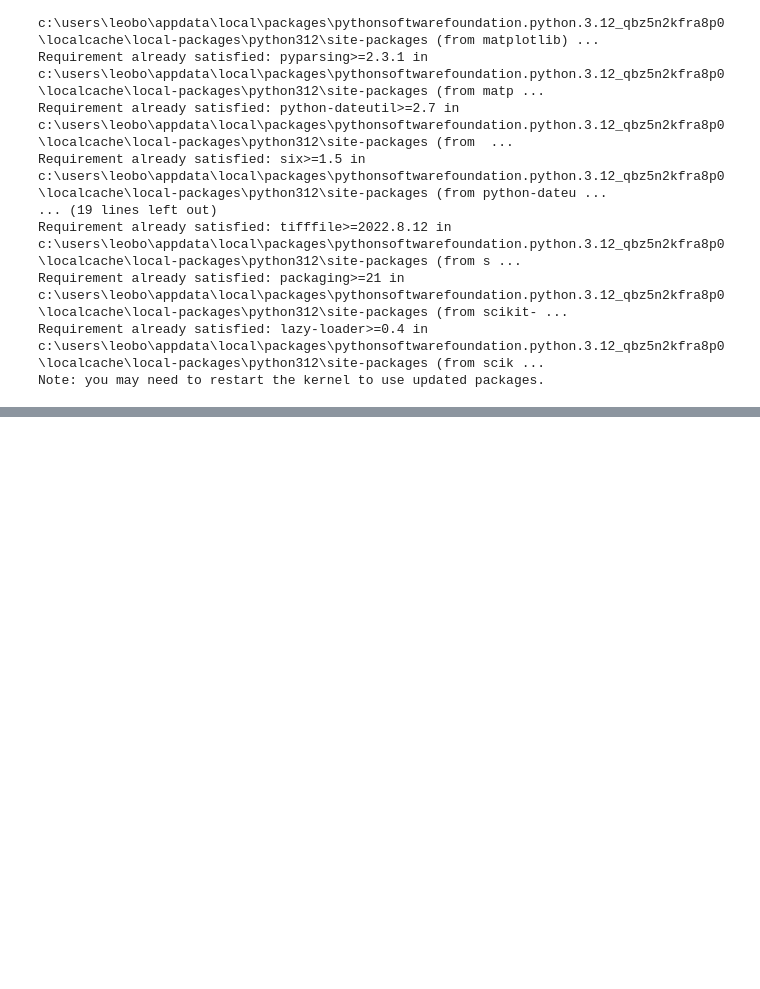
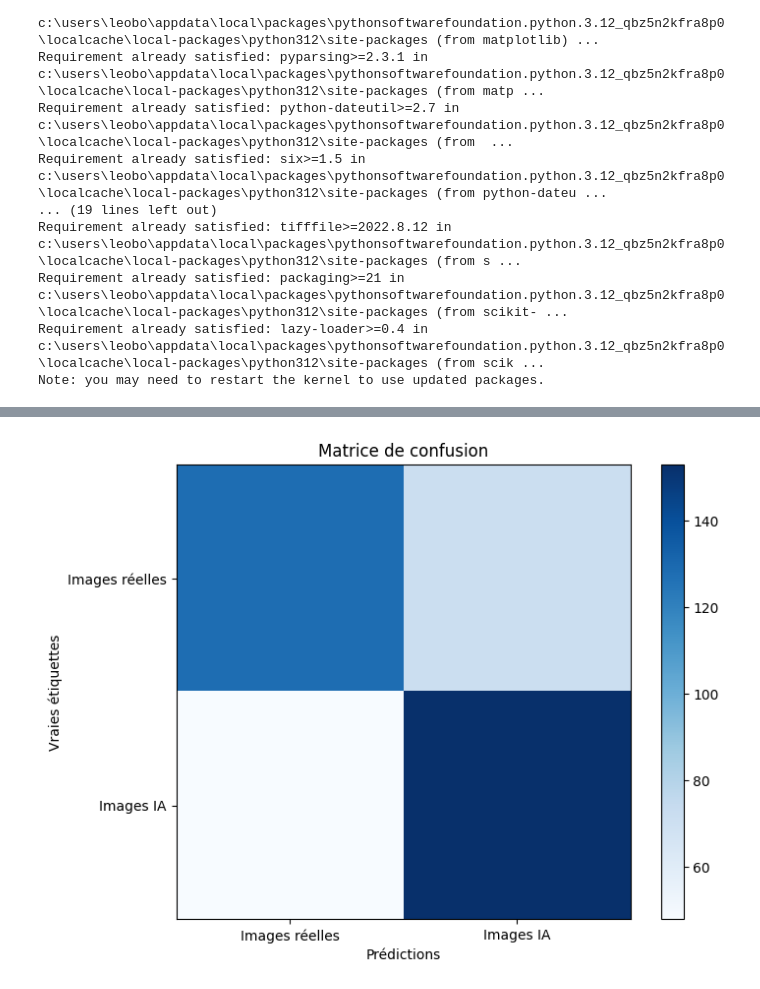
Before and after one commit to Aldresus/ADS, a Jupyter notebook: ads.ipynb, the cells around one changed output, grey strips where cells are left out. Saved outputs shown, nothing was run; the diff lists cells and outputs as text; code cells hidden in the pictures; blank space fills up the shorter version.

```diff
--- a/ads.ipynb
+++ b/ads.ipynb
@@ -124,0 +176,91 @@ plt.show()
+# %%
+import os
+import numpy as np
+from sklearn.model_selection import train_test_split
+from sklearn.tree import DecisionTreeClassifier
+from sklearn.ensemble import RandomForestClassifier
+from sklearn.metrics import accuracy_score
+from skimage.io import imread
+from skimage.transform import resize
+
+# Lire et redimensionner les images
+def load_images(directory):
+    images = []
+    for filename in os.listdir(directory):
+        image = imread(os.path.join(directory, filename))
+        image = resize(image, (256, 248))  # Redimensionner les images à une taille fixe
+        images.append(image)
+    return images
+
+real_images = load_images(real_images_dir)
+ai_images = load_images(ai_images_dir)
+
+# Créer les étiquettes (labels) pour les images
+real_labels = [0] * len(real_images)
+ai_labels = [1] * len(ai_images)
+
+# Concaténer les images et les étiquettes
+X = np.concatenate((real_images, ai_images))
+y = np.concatenate((real_labels, ai_labels))
+
+# Aplatir les images en vecteurs
+X = X.reshape(X.shape[0], -1)
+
+# Diviser les données en ensembles d'entraînement et de test
+X_train, X_test, y_train, y_test = train_test_split(X, y, test_size=0.2, random_state=42)
+
+# Créer et entraîner l'arbre de décision
+decision_tree = DecisionTreeClassifier(random_state=42)
+decision_tree.fit(X_train, y_train)
+
+# Faire des prédictions sur l'ensemble de test avec l'arbre de décision
+y_pred_dt = decision_tree.predict(X_test)
+
+# Calculer la précision de l'arbre de décision
+accuracy_dt = accuracy_score(y_test, y_pred_dt)
+print("Précision de l'arbre de décision :", accuracy_dt)
+
+
+#matrice de confusion
+import matplotlib.pyplot as plt
+import matplotlib.patches as patches
+from sklearn.metrics import confusion_matrix
+# Afficher la matrice de confusion
+cm = confusion_matrix(y_test, y_pred_dt)
+plt.figure(figsize=(8, 6))
+plt.imshow(cm, interpolation='nearest', cmap=plt.cm.Blues)
+plt.title("Matrice de confusion")
+plt.colorbar()
+tick_marks = np.arange(len(set(y)))
+plt.xticks(tick_marks, ["Images réelles", "Images IA"])
+plt.yticks(tick_marks, ["Images réelles", "Images IA"])
+plt.xlabel("Prédictions")
+plt.ylabel("Vraies étiquettes")
+plt.show()
+
+
+
+# Créer et entraîner la forêt aléatoire
+random_forest = RandomForestClassifier(n_estimators=100, random_state=42)
+random_forest.fit(X_train, y_train)
+
+# Faire des prédictions sur l'ensemble de test avec la forêt aléatoire
+y_pred_rf = random_forest.predict(X_test)
+
+# Calculer la précision de la forêt aléatoire
+accuracy_rf = accuracy_score(y_test, y_pred_rf)
+print("Précision de la forêt aléatoire :", accuracy_rf)
+
+# Afficher la matrice de confusion
+cm = confusion_matrix(y_test, y_pred_rf)
+plt.figure(figsize=(8, 6))
+plt.imshow(cm, interpolation='nearest', cmap=plt.cm.Blues)
+plt.title("Matrice de confusion")
+plt.colorbar()
+tick_marks = np.arange(len(set(y)))
+plt.xticks(tick_marks, ["Images réelles", "Images IA"])
+plt.yticks(tick_marks, ["Images réelles", "Images IA"])
+plt.xlabel("Prédictions")
+plt.ylabel("Vraies étiquettes")
+plt.show()
+# %% [output]
@@ -124,0 +268 @@ plt.show()
+[figure, added]
```
Also changed, not shown: parts of 7 cells of this notebook, 1 other file.
